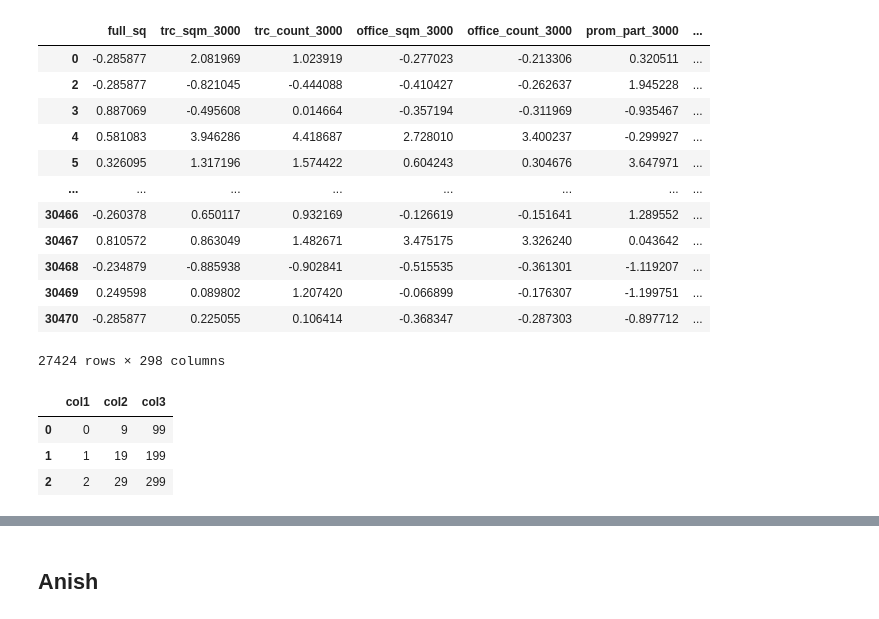
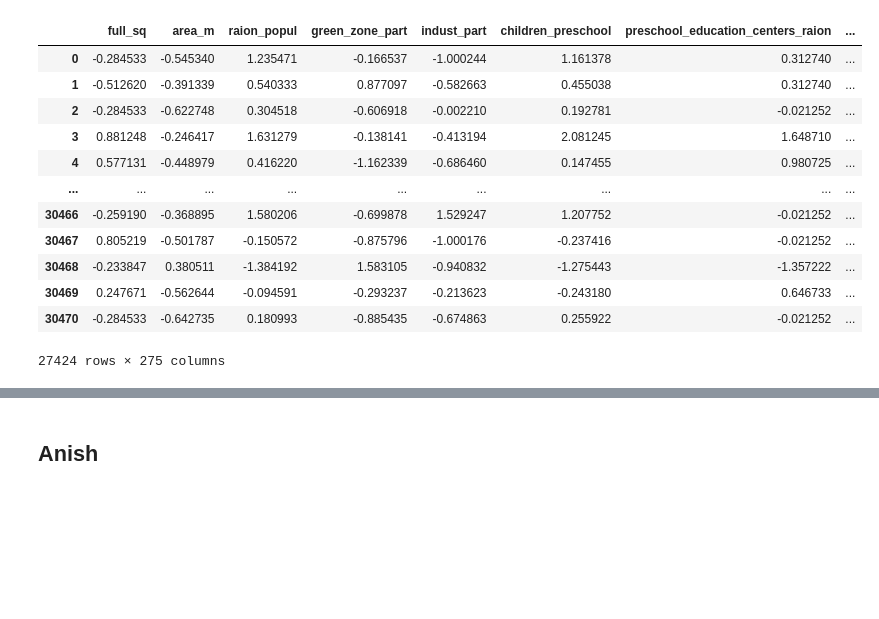
Before and after one commit to ayakkala1/Project-3-Data-401, a Jupyter notebook: Zachary Gelber/Project 3 Scratch.ipynb, the cells around one changed output, grey strips where cells are left out. Saved outputs shown, nothing was run; the diff lists cells and outputs as text; code cells hidden in the pictures; blank space fills up the shorter version.

```diff
--- a/Zachary Gelber/Project 3 Scratch.ipynb
+++ b/Zachary Gelber/Project 3 Scratch.ipynb
@@ -77,7 +75,8 @@ testing_idx = rand.sample(list(range(len(df_merge))),testing_size)
 # %%
 df_train = df_merge.loc[~df_merge.index.isin(testing_idx)]
 y_train = df_train["price_doc"]
-df_train = df_train.drop(to_toss_na + to_toss_geo + to_toss_ind + ["timestamp","id","price_doc"], axis=1)
-df_train = pd.get_dummies(df_train, columns = to_dummify)
+df_train = df_train.drop(to_toss_na + to_toss_geo + to_toss_ind + to_toss_weird + ["timestamp","id","price_doc"], axis=1)
+df_train_dummies = pd.get_dummies(df_train[to_dummify], columns = to_dummify)
+df_train.drop(to_dummify,axis=1,inplace = True)
 df_train
 # %% [output]
@@ -97,30 +96,22 @@ df_train
 # %%
-no_nan_cols = df_train.isna().sum().sort_values()[0:298].index
+na_sum = df_train.isna().sum()
+no_nan_cols = na_sum[na_sum == 0].index
 df_knn = df_train[no_nan_cols]
 knn_mean = df_knn.mean()
 knn_std = df_knn.std()
 df_knn = (df_knn - knn_mean)/(knn_std)
 df_knn
 # %% [output]
-|  | full_sq | trc_sqm_3000 | trc_count_3000 | office_sqm_3000 | office_count_3000 | prom_part_3000 | ... |
-| 0 | -0.285877 | 2.081969 | 1.023919 | -0.277023 | -0.213306 | 0.320511 | ... |
-| 2 | -0.285877 | -0.821045 | -0.444088 | -0.410427 | -0.262637 | 1.945228 | ... |
-| 3 | 0.887069 | -0.495608 | 0.014664 | -0.357194 | -0.311969 | -0.935467 | ... |
-| 4 | 0.581083 | 3.946286 | 4.418687 | 2.728010 | 3.400237 | -0.299927 | ... |
-| 5 | 0.326095 | 1.317196 | 1.574422 | 0.604243 | 0.304676 | 3.647971 | ... |
-| ... | ... | ... | ... | ... | ... | ... | ... |
-| 30466 | -0.260378 | 0.650117 | 0.932169 | -0.126619 | -0.151641 | 1.289552 | ... |
-| 30467 | 0.810572 | 0.863049 | 1.482671 | 3.475175 | 3.326240 | 0.043642 | ... |
-| 30468 | -0.234879 | -0.885938 | -0.902841 | -0.515535 | -0.361301 | -1.119207 | ... |
-| 30469 | 0.249598 | 0.089802 | 1.207420 | -0.066899 | -0.176307 | -1.199751 | ... |
-| 30470 | -0.285877 | 0.225055 | 0.106414 | -0.368347 | -0.287303 | -0.897712 | ... |
+|  | full_sq | area_m | raion_popul | green_zone_part | indust_part | children_preschool | preschool_education_centers_raion | ... |
+| 0 | -0.284533 | -0.545340 | 1.235471 | -0.166537 | -1.000244 | 1.161378 | 0.312740 | ... |
+| 1 | -0.512620 | -0.391339 | 0.540333 | 0.877097 | -0.582663 | 0.455038 | 0.312740 | ... |
+| 2 | -0.284533 | -0.622748 | 0.304518 | -0.606918 | -0.002210 | 0.192781 | -0.021252 | ... |
+| 3 | 0.881248 | -0.246417 | 1.631279 | -0.138141 | -0.413194 | 2.081245 | 1.648710 | ... |
+| 4 | 0.577131 | -0.448979 | 0.416220 | -1.162339 | -0.686460 | 0.147455 | 0.980725 | ... |
+| ... | ... | ... | ... | ... | ... | ... | ... | ... |
+| 30466 | -0.259190 | -0.368895 | 1.580206 | -0.699878 | 1.529247 | 1.207752 | -0.021252 | ... |
+| 30467 | 0.805219 | -0.501787 | -0.150572 | -0.875796 | -1.000176 | -0.237416 | -0.021252 | ... |
+| 30468 | -0.233847 | 0.380511 | -1.384192 | 1.583105 | -0.940832 | -1.275443 | -1.357222 | ... |
+| 30469 | 0.247671 | -0.562644 | -0.094591 | -0.293237 | -0.213623 | -0.243180 | 0.646733 | ... |
+| 30470 | -0.284533 | -0.642735 | 0.180993 | -0.885435 | -0.674863 | 0.255922 | -0.021252 | ... |
-27424 rows × 298 columns
+27424 rows × 275 columns
-# %%
-df = pd.DataFrame(data={"col1":[1,2,3], "col2":[10,20,30], "col3":[100,200,300]})
-row = pd.Series([1,1,1])
-df.subtract(row,axis=0)
-# %% [output]
-|  | col1 | col2 | col3 |
-| 0 | 0 | 9 | 99 |
-| 1 | 1 | 19 | 199 |
-| 2 | 2 | 29 | 299 |
```
Also changed, not shown: parts of 44 cells of this notebook.
